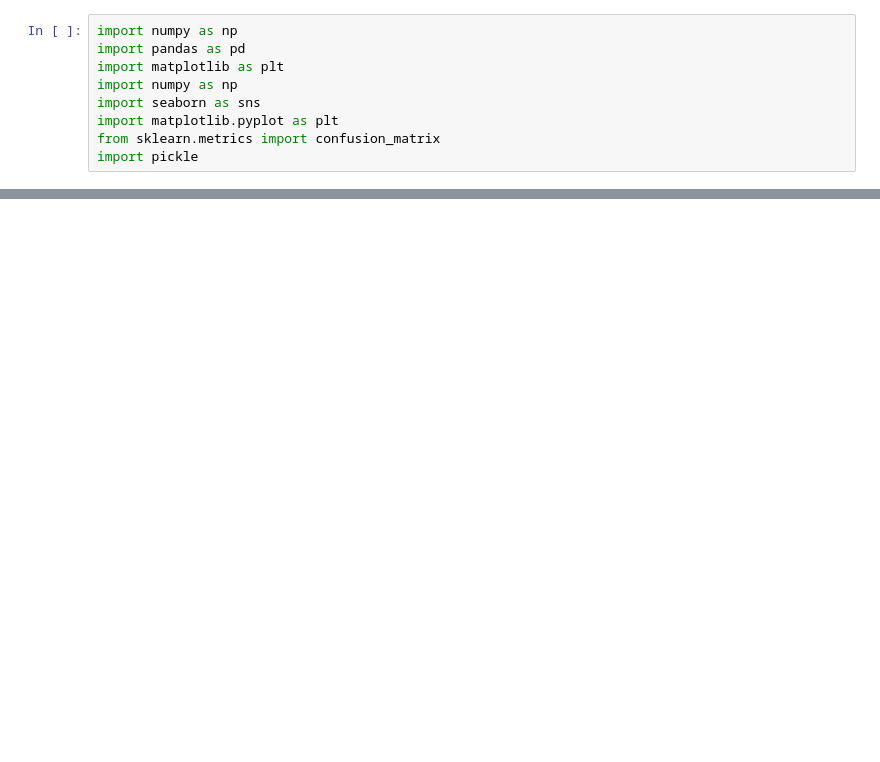
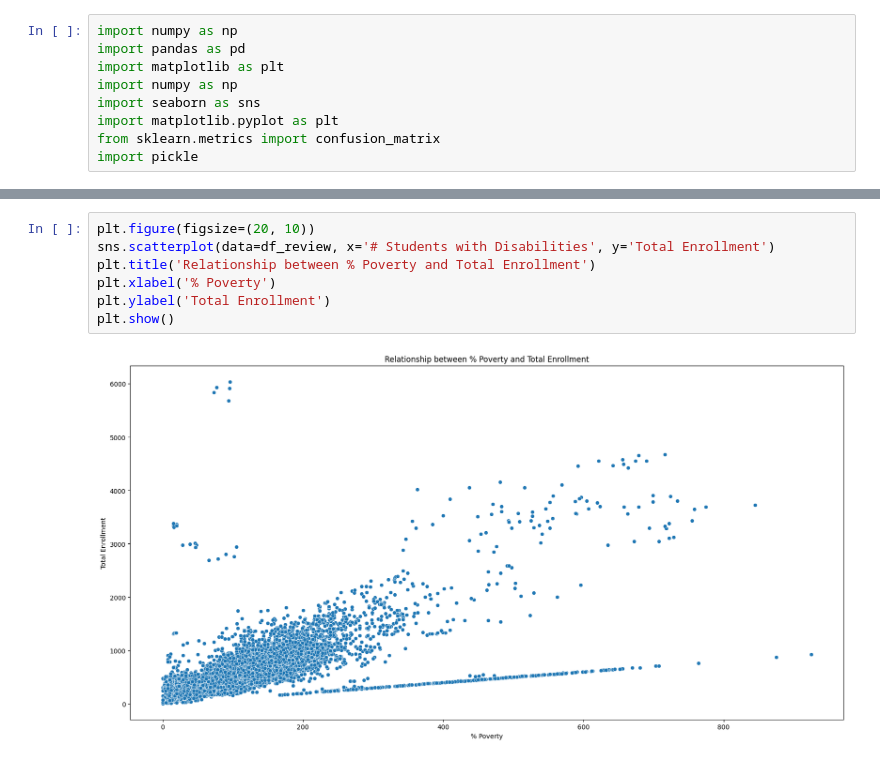
Before and after one commit to nicolerodriguez16/gwc-give-back-project, a Jupyter notebook: visuals/2020-2021_Demographic_Snapshot_School_20241028_visual.ipynb, the cells around one changed output, grey strips where cells are left out. Saved outputs shown, nothing was run; the diff lists cells and outputs as text; blank space fills up the shorter version.

```diff
--- a/visuals/2020-2021_Demographic_Snapshot_School_20241028_visual.ipynb
+++ b/visuals/2020-2021_Demographic_Snapshot_School_20241028_visual.ipynb
@@ -153,0 +30,9 @@ df_review.drop(columns=['Indicator_2.6','Indicator_2.7', 'Indicator_5.5', 'Indic
+# %%
+plt.figure(figsize=(20, 10))
+sns.scatterplot(data=df_review, x='# Students with Disabilities', y='Total Enrollment')
+plt.title('Relationship between % Poverty and Total Enrollment')
+plt.xlabel('% Poverty')
+plt.ylabel('Total Enrollment')
+plt.show()
+# %% [output]
+[figure, added]
```
Also changed, not shown: parts of 15 cells of this notebook.
